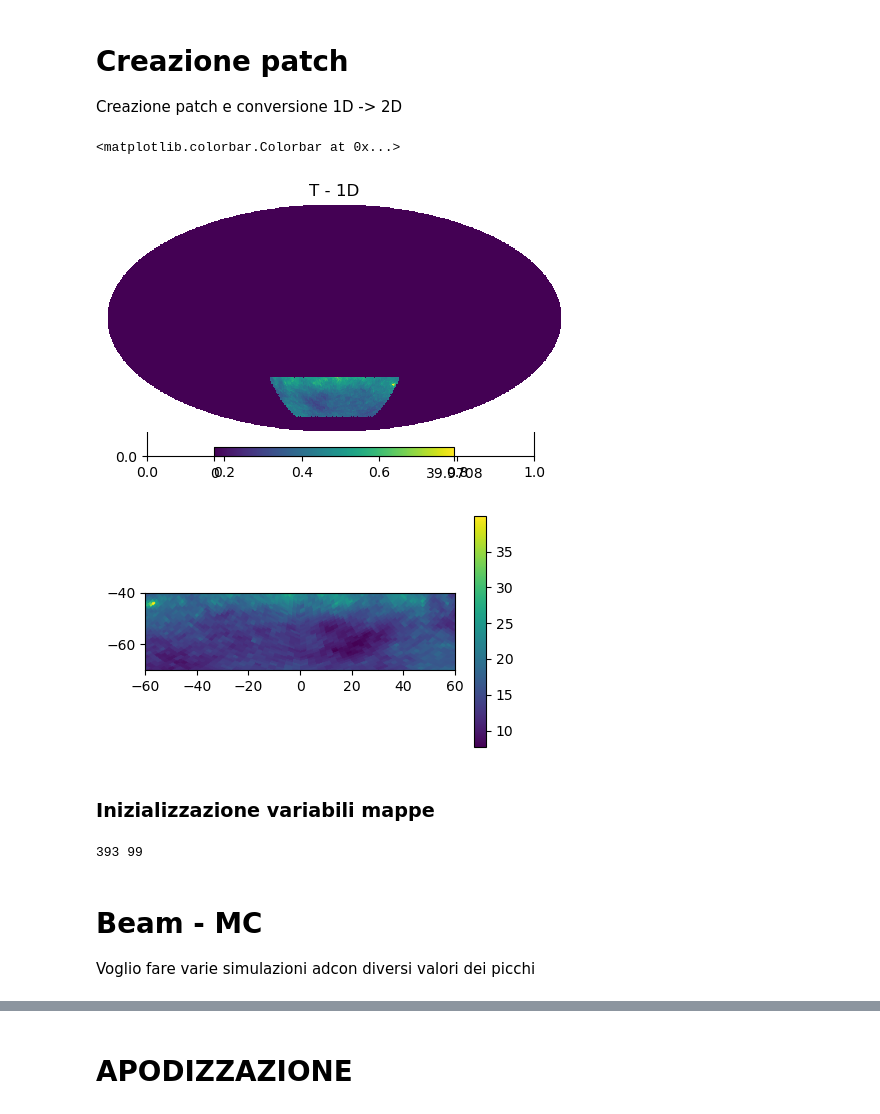
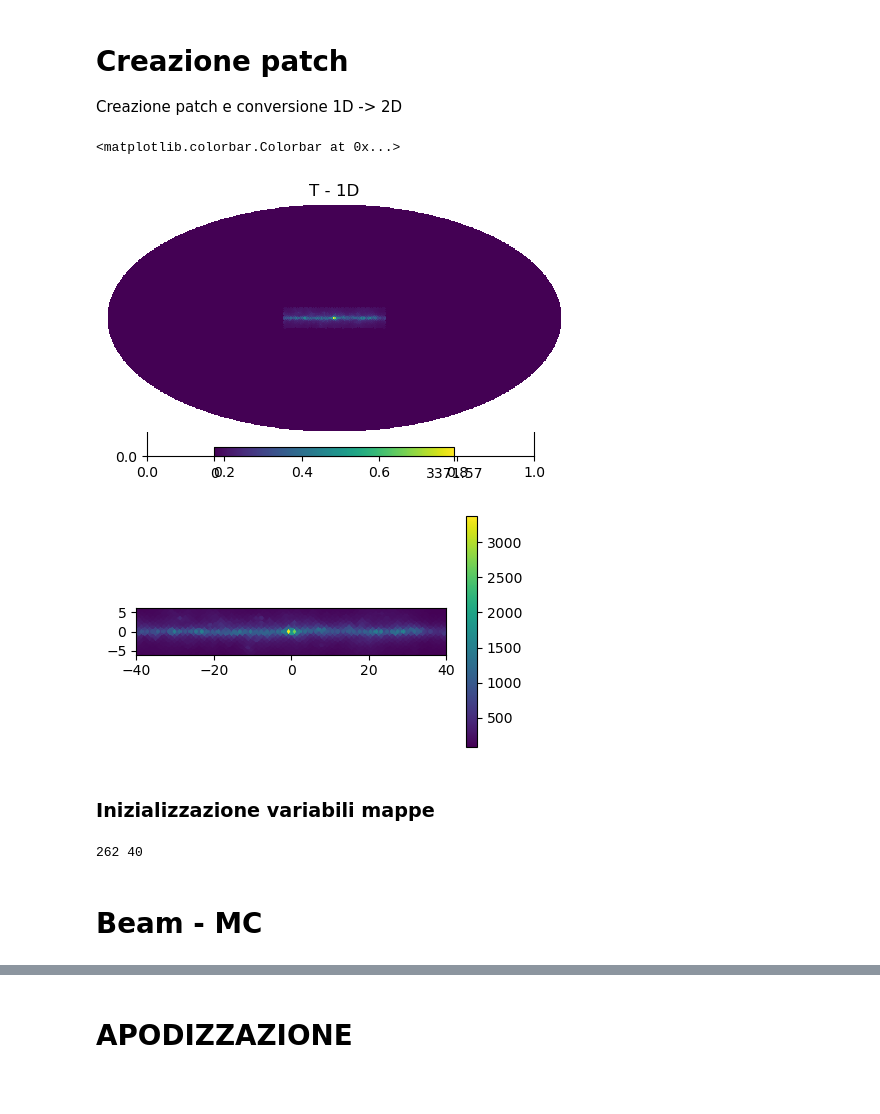
Before and after one commit to racheleguidettii/MastersThesis, a Jupyter notebook: PySMmaps/Patch_Beam_distanza.ipynb, the cells around one changed output, grey strips where cells are left out. Cells and saved outputs as stored; diff of their text form; code cells hidden in the pictures.

```diff
--- a/PySMmaps/Patch_Beam_distanza.ipynb
+++ b/PySMmaps/Patch_Beam_distanza.ipynb
@@ -106,10 +106,21 @@ With nside = 64, the pixel size is 54.96778258907849 arcmin (0.9161297098179748
 Creazione patch e conversione 1D -> 2D
 # %%
 # patch
-RA1 = -60
-RA2 = 60
-dec1 = -70
-dec2 = -40
+#RA1 = -60
+#RA2 = 60
+#dec1 = -70
+#dec2 = -40
+
+#RA1 = -110
+#RA2 = 80
+#dec1 = -20
+#dec2 = 30
+
+RA1 = -40
+RA2 = 40
+dec1 = -6
+dec2 = 6
+
 idxs, resol = create_rectangular_patch([RA1, RA2], [dec1, dec2], nside)
 
 
@@ -140,63 +151,37 @@ maps_2d = {}
 extent=(RA1, RA2, dec1, dec2)
 
 bands = ['40', '60', '78', '100', '140', '195', '280', '402']
 types = ['I', 'Q', 'U']
 
-'''
-for band in bands:
-    for map_type in types:
 
-
-        map_name = f"{map_type}{band}"
-        map_data = globals()[map_name]
-        variable_prefix = f"{map_type}{band}"
-
-        CMB = f"{map_type}_map"
-
-        mp_hp, ra_hp, dec_hp = convert2grid(map_data, nside, resol/3, [RA1, RA2], [dec1, dec2], method='healpy', fill_nan=True)
-
-        maps_2d[f"mp_hp_{variable_prefix}"] = mp_hp
-        maps_2d[f"ra_hp_{variable_prefix}"] = ra_hp
-        maps_2d[f"dec_hp_{variable_prefix}"] = dec_hp
-        #print(f"Stored variables for: {variable_prefix}")
-'''
 
 for band in bands:
     for map_type in types:
-        # Construct the map names
         map_name = f"{map_type}{band}"
-        #cmb_map_name = f"{map_type}_map"
 
 
         map_data = globals()[map_name]
 
-
-        #cmb_map = globals()[cmb_map_name]
+        mp_hp, ra_hp, dec_hp = convert2grid(map_data, nside, resol/3, [RA1, RA2], [dec1, dec2], method='healpy', fill_nan=True)
 
 
-
-        mp_hp, ra_hp, dec_hp = convert2grid(map_data, nside, resol/3, [RA1, RA2], [dec1, dec2], method='healpy', fill_nan=True)
-
-        # Store the converted maps
         variable_prefix = f"{map_type}{band}"
-        maps_2d[f"mp_hp_{variable_prefix}"] = mp_hp #+ cmb_map
+        maps_2d[f"mp_hp_{variable_prefix}"] = mp_hp
         maps_2d[f"ra_hp_{variable_prefix}"] = ra_hp
         maps_2d[f"dec_hp_{variable_prefix}"] = dec_hp
-
-        # Optionally, you can print a confirmation message
 
 #####################################################################################################
 fig, ax = plt.subplots(figsize=(5, 3))
 hp.mollview(I40, title='T - 1D', fig=fig.number)
 
 
 plt.figure(figsize=(5, 3))
 plt.imshow(maps_2d['mp_hp_I40'],origin='lower', extent=extent)
 plt.colorbar()
 # %% [output]
 <matplotlib.colorbar.Colorbar at 0x...>
-[figure, old version]
+[figure, new version]
-[figure, old version]
+[figure, new version]
 # %% [markdown]
 ### Inizializzazione variabili mappe
 # %%
@@ -231,7 +216,6 @@ U_maps = {
     100: maps_2d['mp_hp_U100'], 140: maps_2d['mp_hp_U140'], 195: maps_2d['mp_hp_U195'],
     280: maps_2d['mp_hp_U280'], 402: maps_2d['mp_hp_U402']}
 # %% [output]
-393 99
+262 40
 # %% [markdown]
 # Beam - MC
-Voglio fare varie simulazioni adcon diversi valori dei picchi
```
Also changed, not shown: parts of 20 cells of this notebook.
